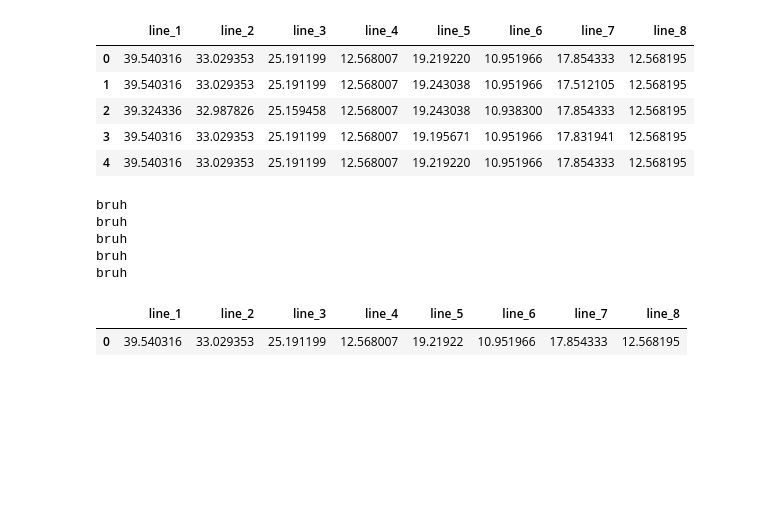
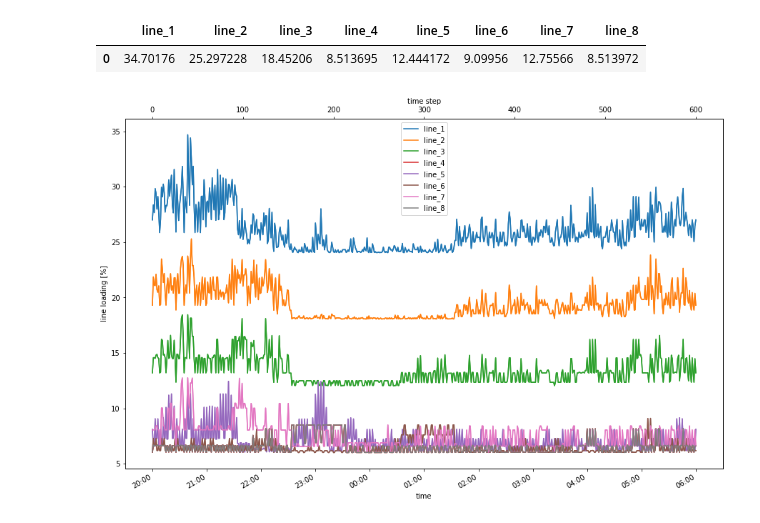
Before and after one commit to akthonka/EV_energy_comm, a Jupyter notebook: python/en_comm_base.ipynb, the cells around one changed output. Saved outputs shown, nothing was run; the diff lists cells and outputs as text; code cells hidden in the pictures; blank space fills up the shorter version.

Commit message:
cleaner base file

```diff
--- a/python/en_comm_base.ipynb
+++ b/python/en_comm_base.ipynb
@@ -38,8 +37,3 @@ Whoops, grabbing a different touple of dates...
 # # for testing the sgen_comm function
 # test = night_merge.iloc[:9,:].copy()
 # da.sgen_comm(ts=test, wind_length=2, sgen_val=999999, parties=4)
-# %%
-# assign generator value at random times
-sgen_val = 0.01 # typical val: 0.010 MW = 10kW
-# night_mw = da.sgen_comm(ts=night_merge, wind_length=60, sgen_val=sgen_val, parties=4)
-night_mw = da.sgen_rand(ts=night_merge, sgen_val=sgen_val)
@@ -55,70 +40,45 @@ nc.four_loads_branched_read_loadpct()
 # %%
-def end_val_make(night_merge, sgen_val, iter):
+def end_val_make(sgen_val, iter):
     """
     Final boss
 
     """
     # get inputs from df
     col_names = ['line_1', 'line_2', 'line_3', 'line_4', 'line_5', 'line_6', 'line_7', 'line_8']
 
     # create df to store output
     end_val = pd.DataFrame(columns=col_names)
 
+    # initial scramble
+    night_merge = da.power_merge()
 
     for i in range(0, iter):
+        # iterative scramble
+        night_merge = da.power_merge()
+
         # assign generator value at random times
-        # night_mw = da.sgen_comm(ts=night_merge, wind_length=60, sgen_val=sgen_val, parties=4)
-        night_mw = da.sgen_rand(ts=night_merge, sgen_val=sgen_val)
+        night_mw = da.sgen_comm(ts=night_merge, wind_length=60, sgen_val=sgen_val, parties=4)
+        # night_mw = da.sgen_rand(ts=night_merge, sgen_val=sgen_val)
 
         nc.four_loads_branched_make(night_mw)
         nc.four_loads_branched_out("res_line", "loading_percent")
         nc.four_loads_branched_run()
         nc.four_loads_branched_read_loadpct()
 
         nc.end_val_step(nc.ll, end_val)
 
     return end_val
 
 
-iter = 5
+nc = data_process_base.net_calc()
+
+iter = 1
 sgen_val = 0.01 # typical val: 0.010 MW = 10kW
-end_val_make(night_merge, sgen_val, iter)
+end_val_make(sgen_val, iter)
 # %% [output]
 |  | line_1 | line_2 | line_3 | line_4 | line_5 | line_6 | line_7 | line_8 |
-| 0 | 39.540316 | 33.029353 | 25.191199 | 12.568007 | 19.219220 | 10.951966 | 17.854333 | 12.568195 |
-| 1 | 39.540316 | 33.029353 | 25.191199 | 12.568007 | 19.243038 | 10.951966 | 17.512105 | 12.568195 |
-| 2 | 39.324336 | 32.987826 | 25.159458 | 12.568007 | 19.243038 | 10.938300 | 17.854333 | 12.568195 |
-| 3 | 39.540316 | 33.029353 | 25.191199 | 12.568007 | 19.195671 | 10.951966 | 17.831941 | 12.568195 |
-| 4 | 39.540316 | 33.029353 | 25.191199 | 12.568007 | 19.219220 | 10.951966 | 17.854333 | 12.568195 |
+| 0 | 34.70176 | 25.297228 | 18.45206 | 8.513695 | 12.444172 | 9.09956 | 12.75566 | 8.513972 |
-# %%
-for i in range(0,5):
-    print('bruh')
-# %% [output]
-bruh
-bruh
-bruh
-bruh
-bruh
-# %%
-def end_val_make(df):
-    """
-    append vals to end_val df
-
-    """
-    # get inputs from df
-    col_names = df.columns.tolist()
-    max_val = df.max()
-
-    # create df to store output
-    end_val = pd.DataFrame(columns=col_names)
-
-    # append series as last line
-    end_val.loc[end_val.shape[0]] = max_val
-
-    return end_val
-
-
-end_val_make(nc.ll)
-# %% [output]
-|  | line_1 | line_2 | line_3 | line_4 | line_5 | line_6 | line_7 | line_8 |
-| 0 | 39.540316 | 33.029353 | 25.191199 | 12.568007 | 19.21922 | 10.951966 | 17.854333 | 12.568195 |
+# %%
+nc.four_loads_branched_plot_linepct()
+# %% [output]
+[figure, added]
```
Also changed, not shown: parts of 3 cells of this notebook, 5 other files.
